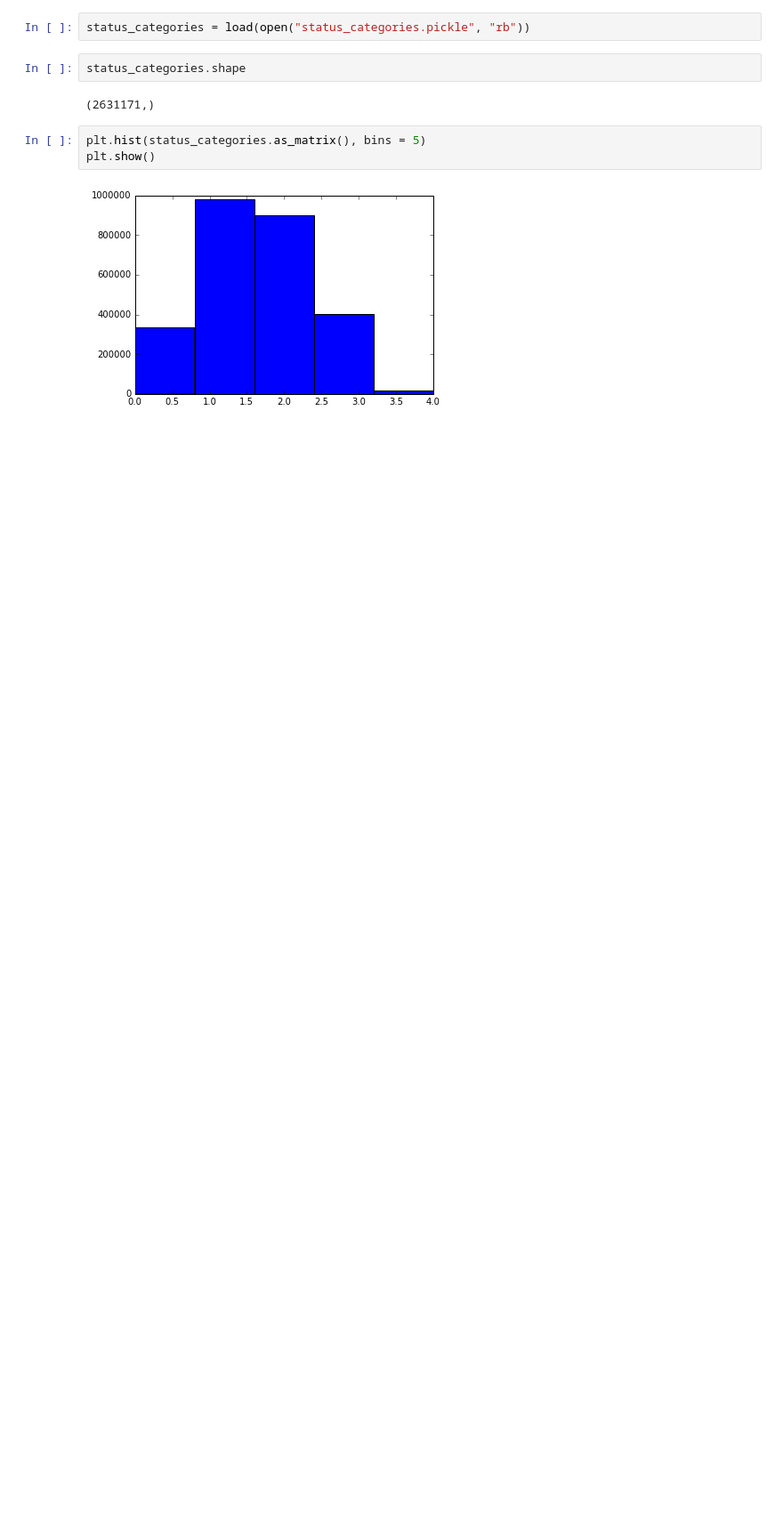
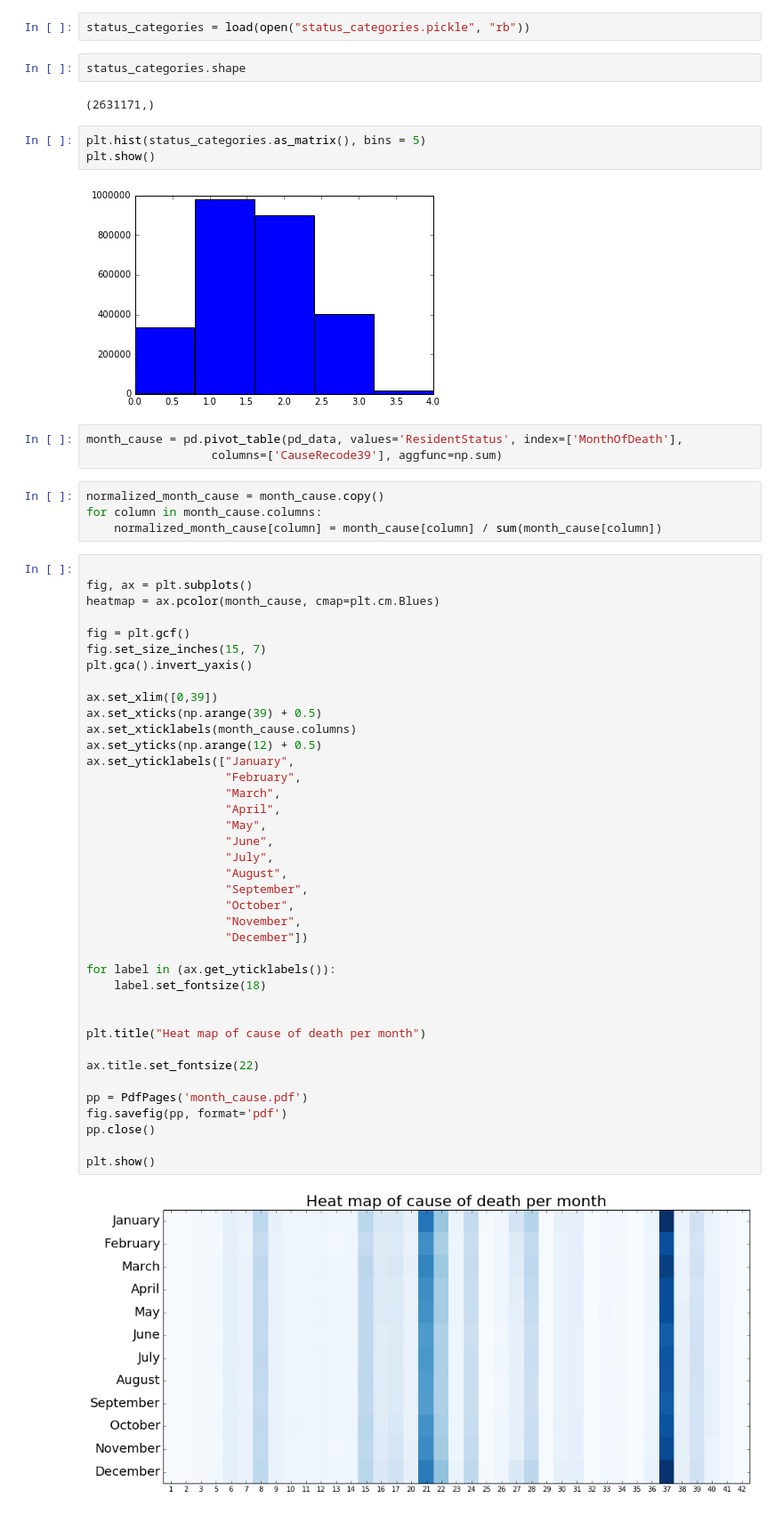
Before and after one commit to eugeniashurko/how-you-gonna-die, a Jupyter notebook: Data_preprocessing.ipynb, the cells around one changed output. Shown at 89% size. Cells and saved outputs as stored; diff of their text form; blank space fills up the shorter version.

```diff
--- a/Data_preprocessing.ipynb
+++ b/Data_preprocessing.ipynb
@@ -278,3 +277,51 @@ plt.hist(status_categories.as_matrix(), bins = 5)
 plt.show()
 # %% [output]
 [figure]
+# %%
+month_cause = pd.pivot_table(pd_data, values='ResidentStatus', index=['MonthOfDeath'],
+                  columns=['CauseRecode39'], aggfunc=np.sum)
+# %%
+normalized_month_cause = month_cause.copy()
+for column in month_cause.columns:
+    normalized_month_cause[column] = month_cause[column] / sum(month_cause[column])
+# %%
+
+fig, ax = plt.subplots()
+heatmap = ax.pcolor(month_cause, cmap=plt.cm.Blues)
+
+fig = plt.gcf()
+fig.set_size_inches(15, 7)
+plt.gca().invert_yaxis()
+
+ax.set_xlim([0,39])
+ax.set_xticks(np.arange(39) + 0.5)
+ax.set_xticklabels(month_cause.columns)
+ax.set_yticks(np.arange(12) + 0.5)
+ax.set_yticklabels(["January",
+                    "February",
+                    "March",
+                    "April",
+                    "May",
+                    "June",
+                    "July",
+                    "August",
+                    "September",
+                    "October",
+                    "November",
+                    "December"])
+
+for label in (ax.get_yticklabels()):
+    label.set_fontsize(18)
+
+
+plt.title("Heat map of cause of death per month")
+
+ax.title.set_fontsize(22)
+
+pp = PdfPages('month_cause.pdf')
+fig.savefig(pp, format='pdf')
+pp.close()
+
+plt.show()
+# %% [output]
+[figure, added]
```
Also changed, not shown: parts of 9 cells of this notebook.
